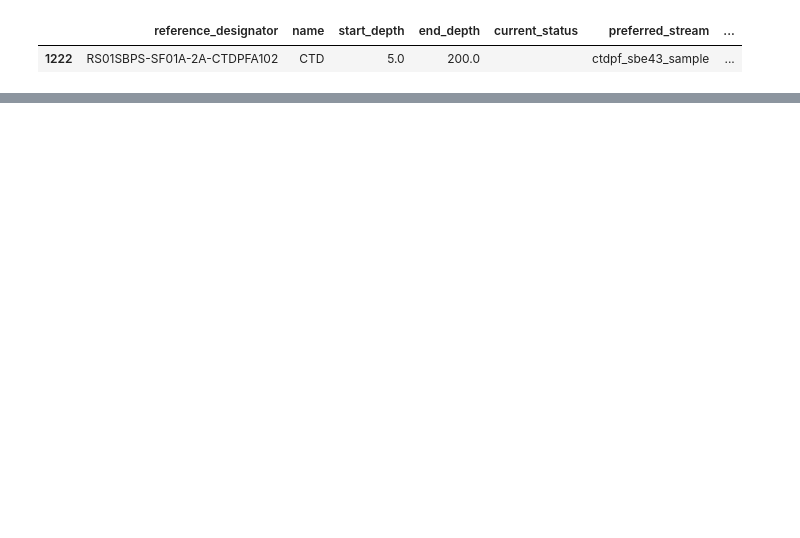
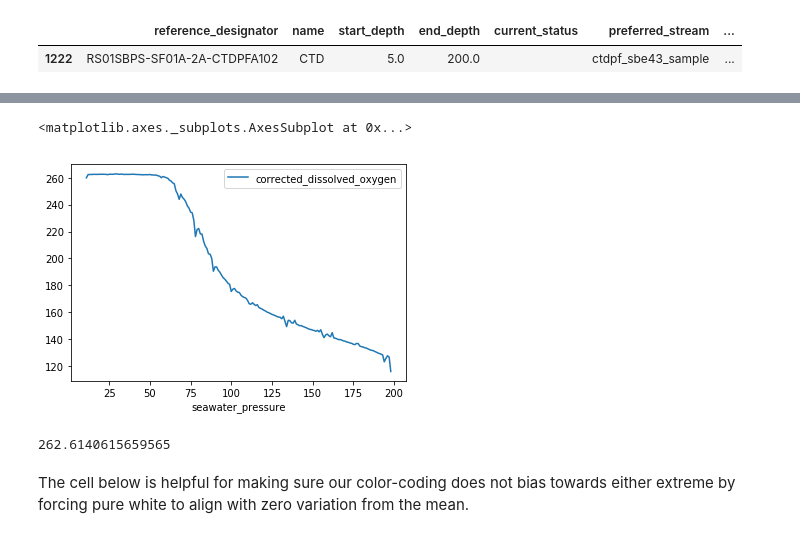
Before and after one commit to robfatland/notebooks, a Jupyter notebook: dev_notebooks/keenan/3d DO.ipynb, the cells around one changed output, grey strips where cells are left out. Drawn from its saved outputs; the diff is of its cells as text; code cells hidden in the pictures; blank space fills up the shorter version.

```diff
--- a/dev_notebooks/keenan/3d DO.ipynb
+++ b/dev_notebooks/keenan/3d DO.ipynb
@@ -50,0 +75,13 @@ plt.scatter(frame.index,frame["seawater_pressure"],s=10,c=frame["corrected_disso
+# %%
+# group datapoints by depth
+avgdo = frame.groupby("seawater_pressure").mean()["corrected_dissolved_oxygen"]
+# how to show units?
+avgdo.plot(y="corrected_dissolved_oxygen",legend=True)
+# %% [output]
+<matplotlib.axes._subplots.AxesSubplot at 0x...>
+[figure, added]
+# %%
+# effectively a dictionary linking pressure with DO average
+avgdo[20.0]
+# %% [output]
+262.6140615659565
@@ -50,0 +94,2 @@ plt.scatter(frame.index,frame["seawater_pressure"],s=10,c=frame["corrected_disso
+# %% [markdown]
+The cell below is helpful for making sure our color-coding does not bias towards either extreme by forcing pure white to align with zero variation from the mean.
```
Also changed, not shown: parts of 15 cells of this notebook.
